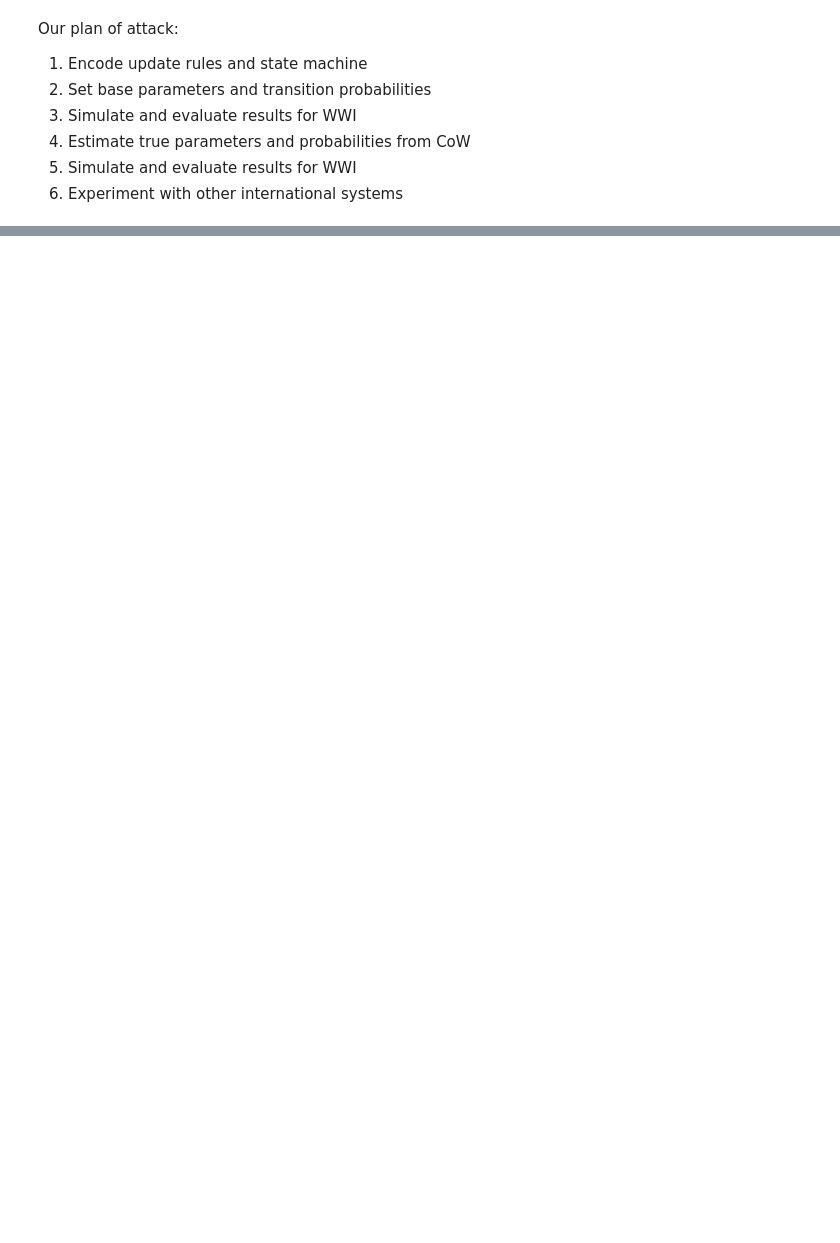
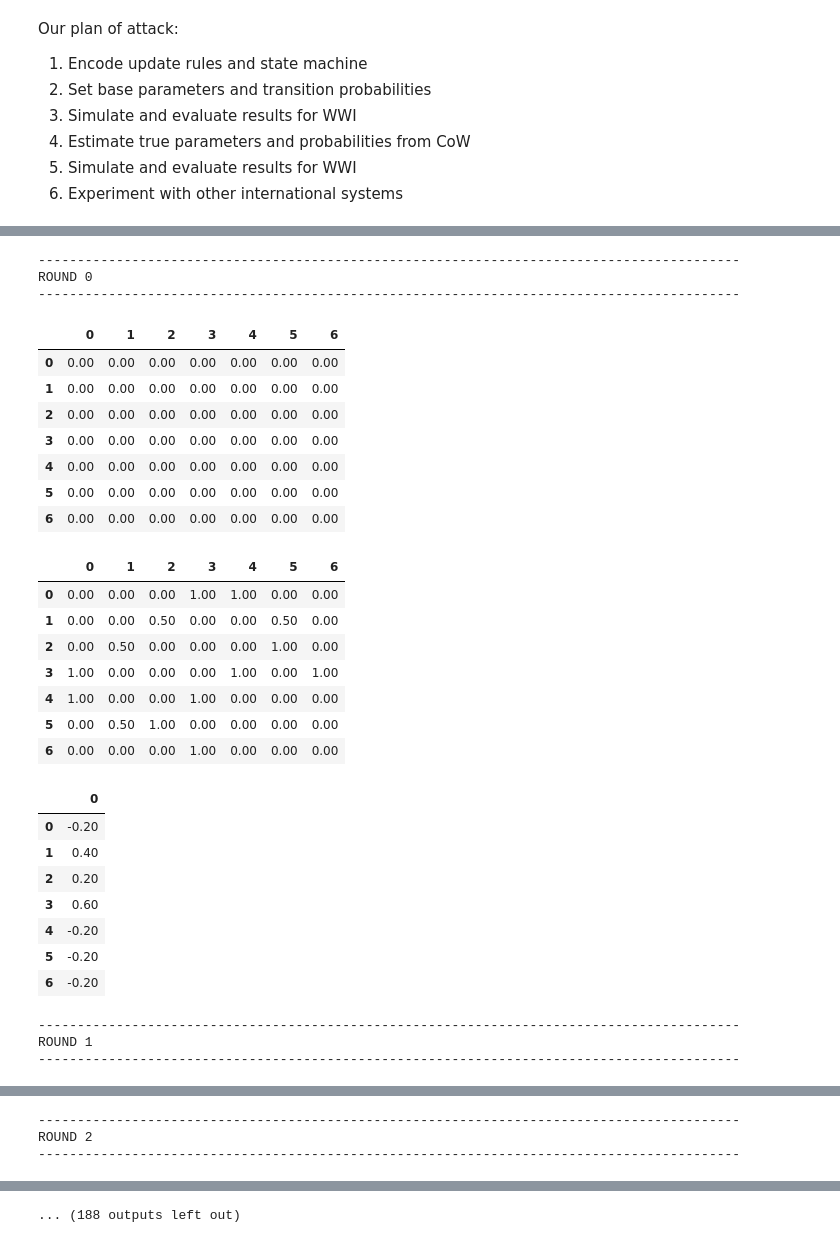
Before and after one commit to katiegrosch/correlates-of-war, a Jupyter notebook: Markov.ipynb, the cells around one changed output, grey strips where cells are left out. Cells and saved outputs as stored; diff of their text form; code cells hidden in the pictures; blank space fills up the shorter version.

```diff
--- a/Markov.ipynb
+++ b/Markov.ipynb
@@ -84,11 +88,16 @@ import numpy as np
 # %%
 # Order: Austria (Austria-Hungary), England (Britain), France, Germany, Italy, Russia, Turkey (Ottoman Empire)
 
+def countries():
+    return ['A', 'E', 'F', 'G', 'I', 'R', 'T']
+
 def index():
-    return {c: i for i, c in enumerate(['A', 'E', 'F', 'G', 'I', 'R', 'T'])}
+    return {c: i for i, c in enumerate(countries)}
+
+N = len(war_state)
 
 def war_init():
-    return np.zeros((7, 7))
+    return np.zeros((N, N))
 
 def affinity_init():
     return np.array([
@@ -134,6 +143,9 @@ def balkans_event():
         [   0,   0,   0,   0,   0,  .5,   0],  # T
     ])
 
+def no_event():
+    return np.zeros((N, N))
+
 
 # Base transitions: (p, increment)
 
@@ -187,0 +225,61 @@ def power(c1, aff0, pow0, proximity):
+# %%
+from itertools import product
+
+rounds = 100
+prox = proximity()
+agg = aggression()
+balk = balkans_event()
+none = no_event()
+
+w, a, p = war_init(), affinity_init(), power_init()
+for i in range(rounds):
+    print('------------------------------------------------------------------------------------------')
+    print('ROUND {}'.format(i))
+    print('------------------------------------------------------------------------------------------')
+    cm = sns.light_palette("red", as_cmap=True)
+    display(pd.DataFrame(w).style.set_precision(2).background_gradient(cmap=cm))
+
+    cm = sns.light_palette("blue", as_cmap=True)
+    display(pd.DataFrame(a).style.set_precision(2).background_gradient(cmap=cm))
+
+    cm = sns.light_palette("green", as_cmap=True)
+    display(pd.DataFrame(p).style.set_precision(2).background_gradient(cmap=cm))
+    w1, a1, p1 = np.zeros((N, N)), np.zeros((N, N)), np.zeros((N))
+    for c1, c2 in product(range(N), repeat=2):
+        if c1 == c2:
+            p1[c1] = power(c1, w, a, p, prox)
+        else:
+            w1[c1][c2] = w1[c2][c1] = war(c1, c2, w, a, p, agg, none)
+            a1[c1][c2] = a1[c2][c1] = affinity(c1, c2, w, a, p)
+    w, a, p = w1, a1, p1
+# %% [output]
+------------------------------------------------------------------------------------------
+ROUND 0
+------------------------------------------------------------------------------------------
+|  | 0 | 1 | 2 | 3 | 4 | 5 | 6 |
+| 0 | 0.00 | 0.00 | 0.00 | 0.00 | 0.00 | 0.00 | 0.00 |
+| 1 | 0.00 | 0.00 | 0.00 | 0.00 | 0.00 | 0.00 | 0.00 |
+| 2 | 0.00 | 0.00 | 0.00 | 0.00 | 0.00 | 0.00 | 0.00 |
+| 3 | 0.00 | 0.00 | 0.00 | 0.00 | 0.00 | 0.00 | 0.00 |
+| 4 | 0.00 | 0.00 | 0.00 | 0.00 | 0.00 | 0.00 | 0.00 |
+| 5 | 0.00 | 0.00 | 0.00 | 0.00 | 0.00 | 0.00 | 0.00 |
+| 6 | 0.00 | 0.00 | 0.00 | 0.00 | 0.00 | 0.00 | 0.00 |
+|  | 0 | 1 | 2 | 3 | 4 | 5 | 6 |
+| 0 | 0.00 | 0.00 | 0.00 | 1.00 | 1.00 | 0.00 | 0.00 |
+| 1 | 0.00 | 0.00 | 0.50 | 0.00 | 0.00 | 0.50 | 0.00 |
+| 2 | 0.00 | 0.50 | 0.00 | 0.00 | 0.00 | 1.00 | 0.00 |
+| 3 | 1.00 | 0.00 | 0.00 | 0.00 | 1.00 | 0.00 | 1.00 |
+| 4 | 1.00 | 0.00 | 0.00 | 1.00 | 0.00 | 0.00 | 0.00 |
+| 5 | 0.00 | 0.50 | 1.00 | 0.00 | 0.00 | 0.00 | 0.00 |
+| 6 | 0.00 | 0.00 | 0.00 | 1.00 | 0.00 | 0.00 | 0.00 |
+|  | 0 |
+| 0 | -0.20 |
+| 1 | 0.40 |
+| 2 | 0.20 |
+| 3 | 0.60 |
+| 4 | -0.20 |
+| 5 | -0.20 |
+| 6 | -0.20 |
+------------------------------------------------------------------------------------------
+ROUND 1
+------------------------------------------------------------------------------------------
@@ -187,0 +310,3 @@ def power(c1, aff0, pow0, proximity):
+------------------------------------------------------------------------------------------
+ROUND 2
+------------------------------------------------------------------------------------------
@@ -187,0 +337 @@ def power(c1, aff0, pow0, proximity):
+... (188 outputs left out)
```
Also changed, not shown: parts of 7 cells of this notebook.
